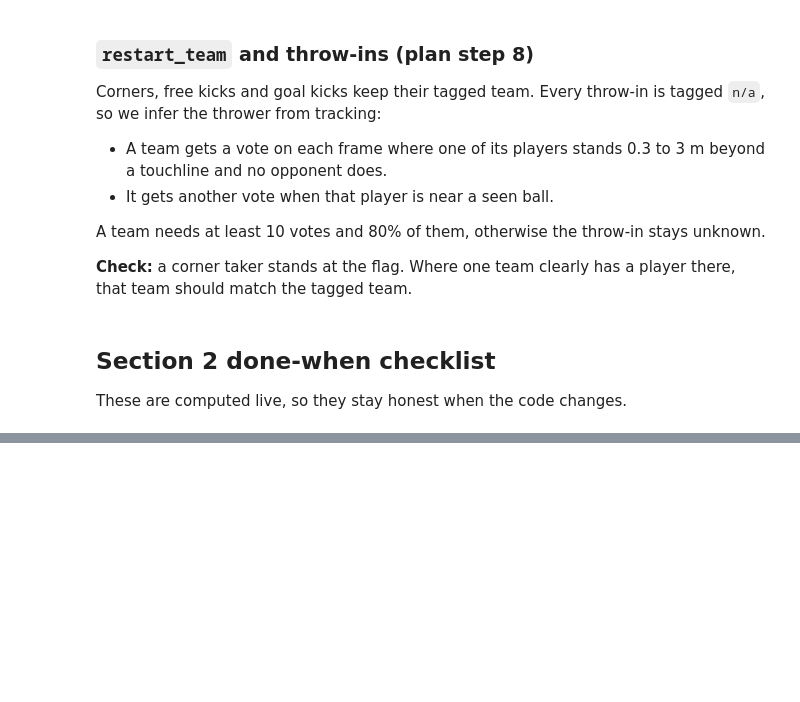
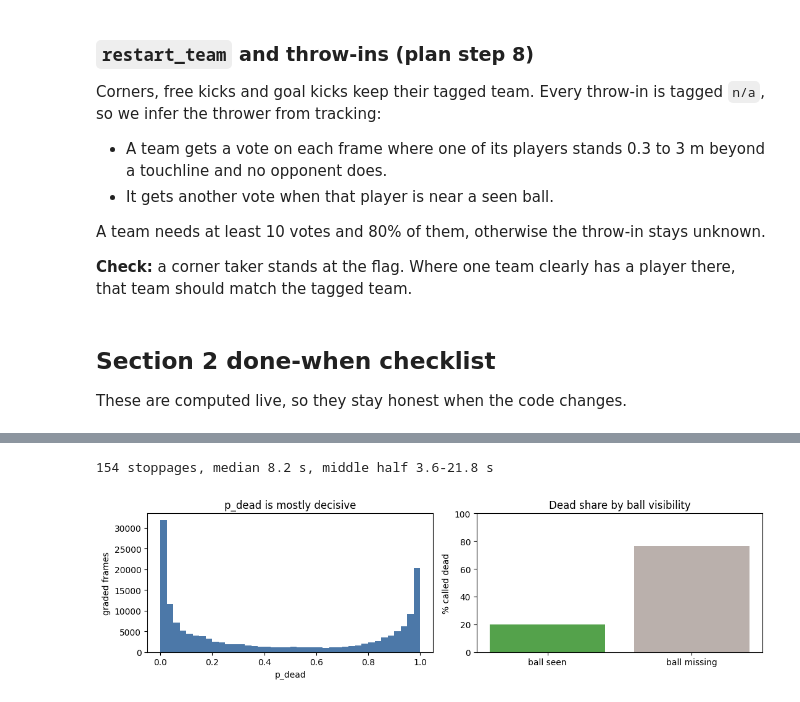
Before and after one commit to vuleanhduc1604/more-than-a-hack-2027, a Jupyter notebook: starter/solution.ipynb, the cells around one changed output, grey strips where cells are left out. Drawn from its saved outputs; the diff is of its cells as text; code cells hidden in the pictures; blank space fills up the shorter version.

```diff
--- a/starter/solution.ipynb
+++ b/starter/solution.ipynb
@@ -347,0 +356,12 @@ assert all(len(a) == len(players) for a in s2.values()), 'Section 2 arrays must
+# %%
+import dead_ball
+
+p_dead = dead_ball.load()
+dead = (p_dead > 0.5) & scored
+baseline = dead_ball.baseline_dead(ball_raw) & scored   # the old rule: ball missing (smoothed)
+
+print('p_dead %s %s, range %.2f-%.2f, NaN %d' % (p_dead.shape, p_dead.dtype, p_dead.min(), p_dead.max(),
+                                                 np.isnan(p_dead).sum()))
+print('called dead:  p_dead %.1f%%   baseline %.1f%%   of graded frames' % (100 * dead[scored].mean(),
+                                                                         100 * baseline[scored].mean()))
+print('they agree on %.1f%% of graded frames' % (100 * ((dead == baseline)[scored]).mean()))
@@ -347,0 +376,16 @@ assert all(len(a) == len(players) for a in s2.values()), 'Section 2 arrays must
+# %%
+seen = ~np.isnan(ball_raw[:, 0])
+fig, ax = plt.subplots(1, 2, figsize=(11, 3.2))
+ax[0].hist(p_dead[scored], bins=40, color='#4c78a8')
+ax[0].set(xlabel='p_dead', ylabel='graded frames', title='p_dead is mostly decisive')
+groups = {'ball seen': scored & seen, 'ball missing': scored & ~seen}
+ax[1].bar(list(groups), [100 * (p_dead[m] > 0.5).mean() for m in groups.values()], color=['#54a24b', '#bab0ac'])
+ax[1].set(ylabel='% called dead', title='Dead share by ball visibility', ylim=(0, 100))
+plt.tight_layout()
+
+lengths = np.array([e - s for s, e in dead_ball.runs(dead)]) / 25
+print('%d stoppages, median %.1f s, middle half %.1f-%.1f s' % (len(lengths), np.median(lengths),
+                                                              *np.percentile(lengths, [25, 75])))
+# %% [output]
+154 stoppages, median 8.2 s, middle half 3.6-21.8 s
+[figure, added]
```
Also changed, not shown: parts of 5 cells of this notebook.
